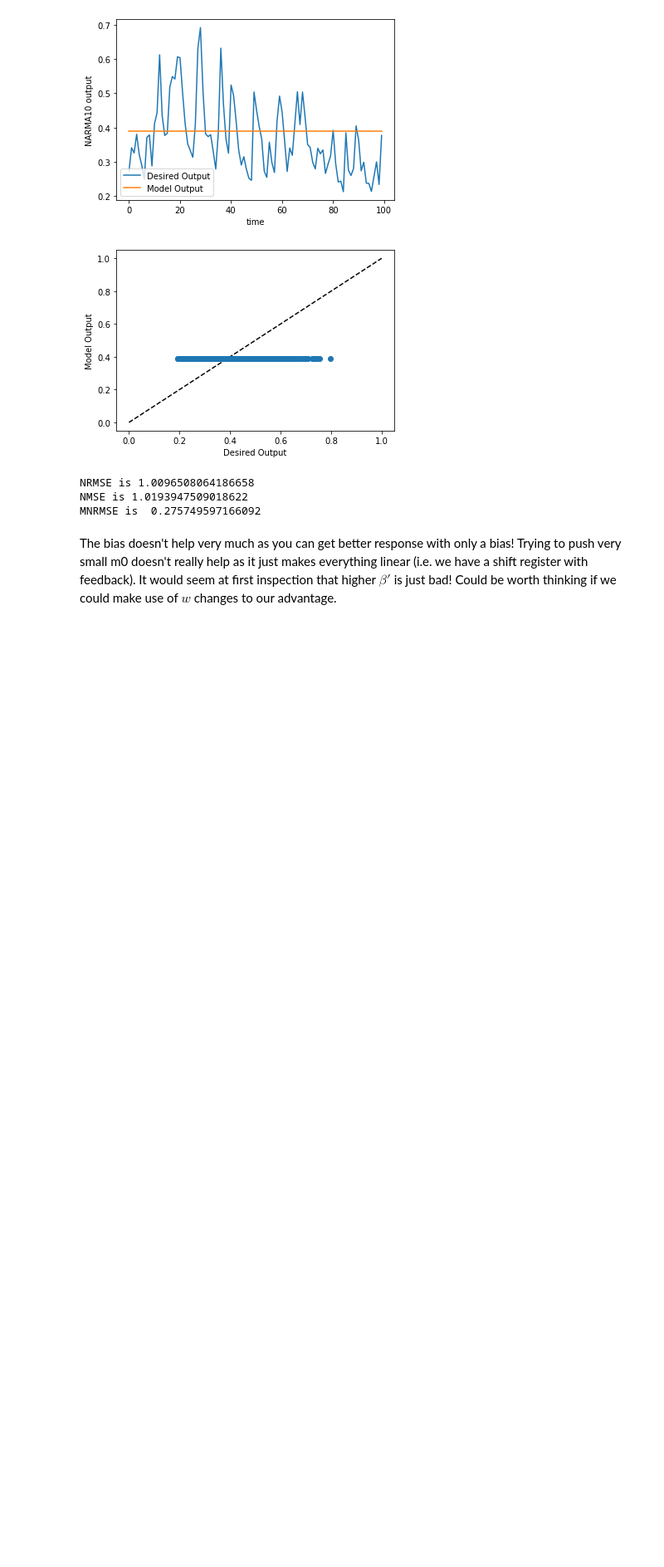
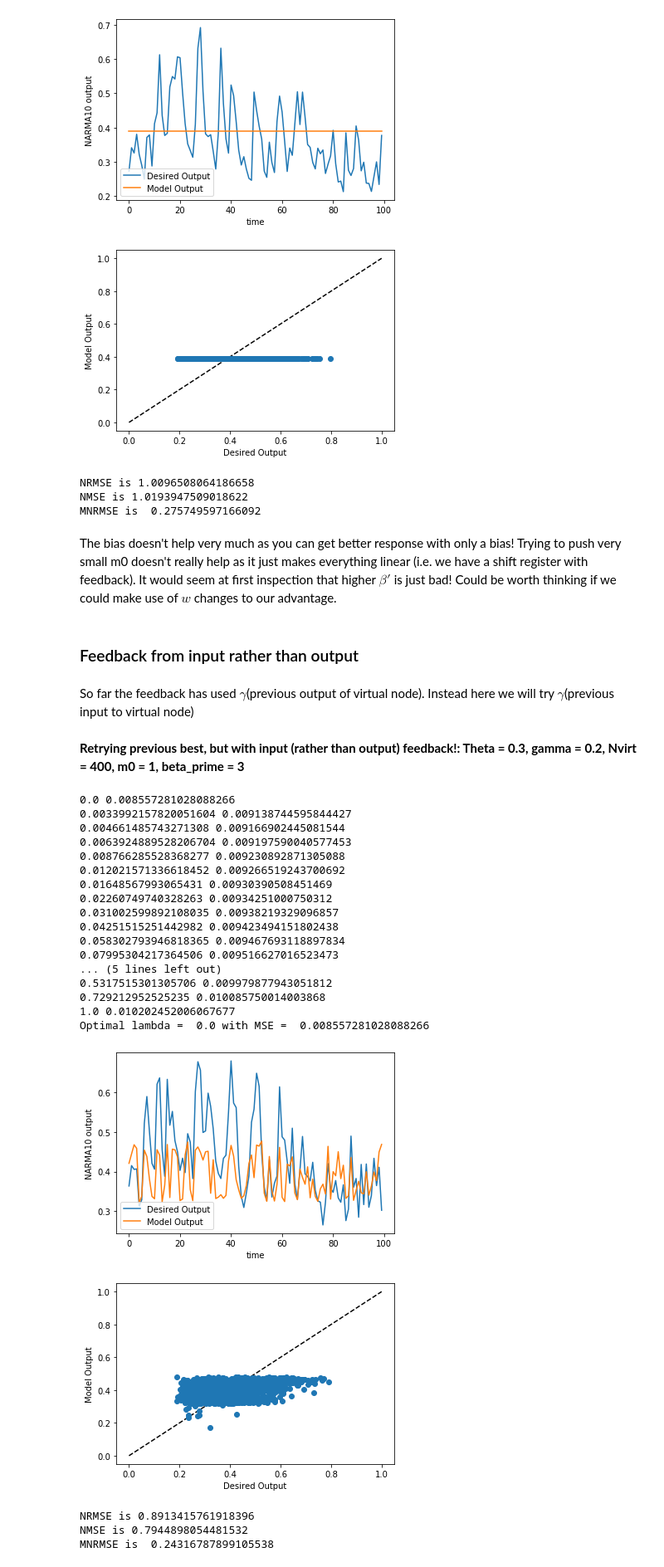
Before and after one commit to spintronic-computing-group/spnc, a Jupyter notebook: notebooks/SPNC_dev_and_testing/SPNC_dev_and_testing.ipynb, the cells around one changed output. Shown at 83% size. Drawn from its saved outputs; the diff is of its cells as text; code cells hidden in the pictures; blank space fills up the shorter version.

Commit message:
Try input feedback

```diff
--- a/notebooks/SPNC_dev_and_testing/SPNC_dev_and_testing.ipynb
+++ b/notebooks/SPNC_dev_and_testing/SPNC_dev_and_testing.ipynb
@@ -1943,3 +1943,7 @@ NMSE is 1.0193947509018622
 MNRMSE is  0.275749597166092
 # %% [markdown]
 The bias doesn't help very much as you can get better response with only a bias! Trying to push very small m0 doesn't really help as it just makes everything linear (i.e. we have a shift register with feedback). It would seem at first inspection that higher $\beta'$ is just bad! Could be worth thinking if we could make use of $w$ changes to our advantage.
+# %% [markdown]
+### Feedback from input rather than output
+# %% [markdown]
+So far the feedback has used $\gamma$(previous output of virtual node). Instead here we will try $\gamma$(previous input to virtual node)
@@ -1945,0 +2133,53 @@ The bias doesn't help very much as you can get better response with only a bias!
+# %% [markdown]
+**Retrying previous best, but with input (rather than output) feedback!: Theta = 0.3, gamma = 0.2, Nvirt = 400, m0 = 1, beta_prime = 3**
+# %%
+# Defining the net
+# potential params : ( Nin, Nvirt, Nout, m0=0.1, mask_sparse=1.0, bias=False, act=None, inv_act=None)
+net = SPNC_SNR_INPUT_REFEED(1, 400, 1, m0=1, mask_sparse=0.5, bias=False)
+params = {'theta': 0.3,'gamma':0.2,'beta_prime':3}
+# Running the net
+net.train(utrain, dtrain, uvalid, dvalid, params)
+
+Stest = net.transform(utest, params)
+pred = net.forward(Stest)
+
+plt.plot(dtest[100:200], label='Desired Output')
+plt.plot(pred[100:200], label='Model Output')
+plt.legend(loc='lower left')
+plt.xlabel('time')
+plt.ylabel('NARMA10 output')
+plt.show()
+
+plt.plot(np.linspace(0,1.0),np.linspace(0,1.0), 'k--' )
+plt.plot(dtest[:], pred[:], 'o')
+plt.xlabel('Desired Output')
+plt.ylabel('Model Output')
+plt.show()
+
+#Errors
+print('NRMSE is' ,np.sqrt(MSE(pred,dtest))/np.std(dtest))
+print('NMSE is' , (MSE(pred,dtest))/np.power(np.std(dtest),2) )
+print('MNRMSE is ',np.sqrt(MSE(pred,dtest))/np.mean(dtest))
+# %% [output]
+0.0 0.008557281028088266
+0.0033992157820051604 0.009138744595844427
+0.004661485743271308 0.009166902445081544
+0.0063924889528206704 0.009197590040577453
+0.008766285528368277 0.009230892871305088
+0.012021571336618452 0.009266519243700692
+0.01648567993065431 0.00930390508451469
+0.02260749740328263 0.00934251000750312
+0.031002599892108035 0.00938219329096857
+0.04251515251442982 0.009423494151802438
+0.058302793946818365 0.009467693118897834
+0.07995304217364506 0.009516627016523473
+... (5 lines left out)
+0.5317515301305706 0.009979877943051812
+0.729212952525235 0.010085750014003868
+1.0 0.010202452006067677
+Optimal lambda =  0.0 with MSE =  0.008557281028088266
+[figure, added]
+[figure, added]
+NRMSE is 0.8913415761918396
+NMSE is 0.7944898054481532
+MNRMSE is  0.24316787899105538
```
Also changed, not shown: parts of 2 cells of this notebook, 1 other file.
